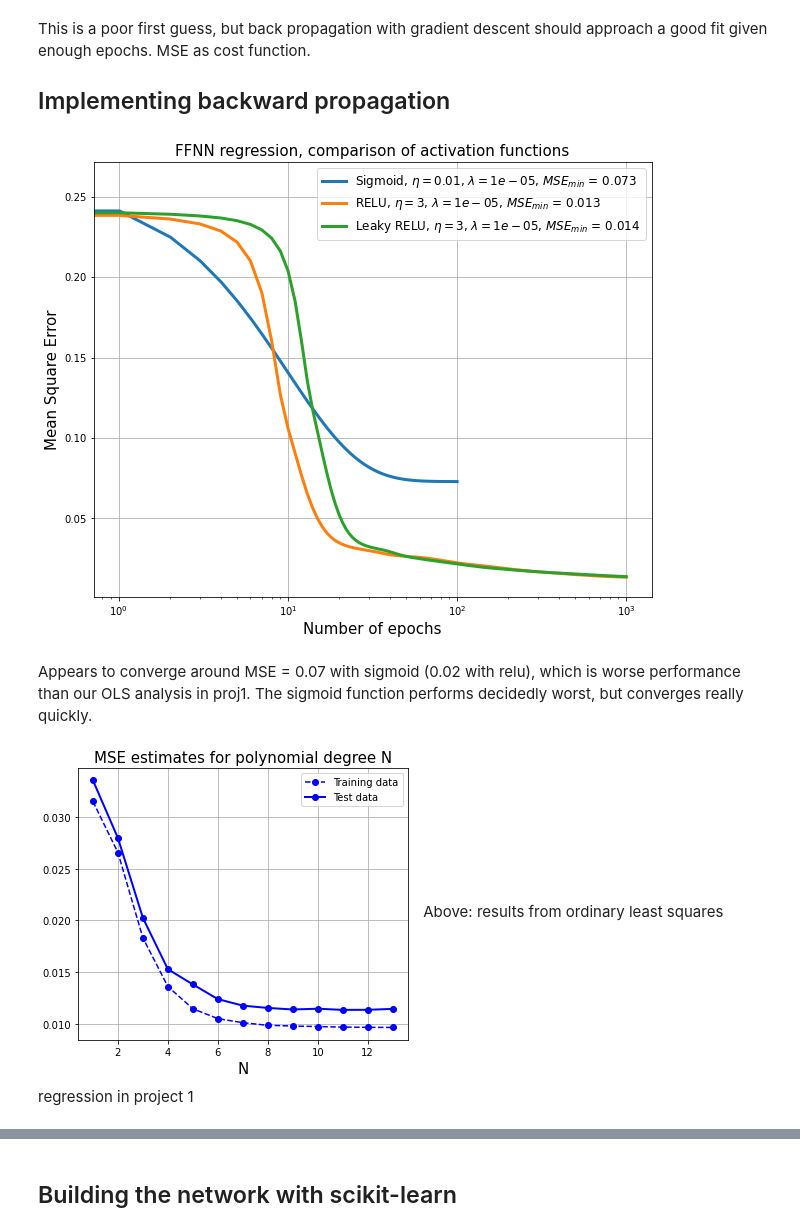
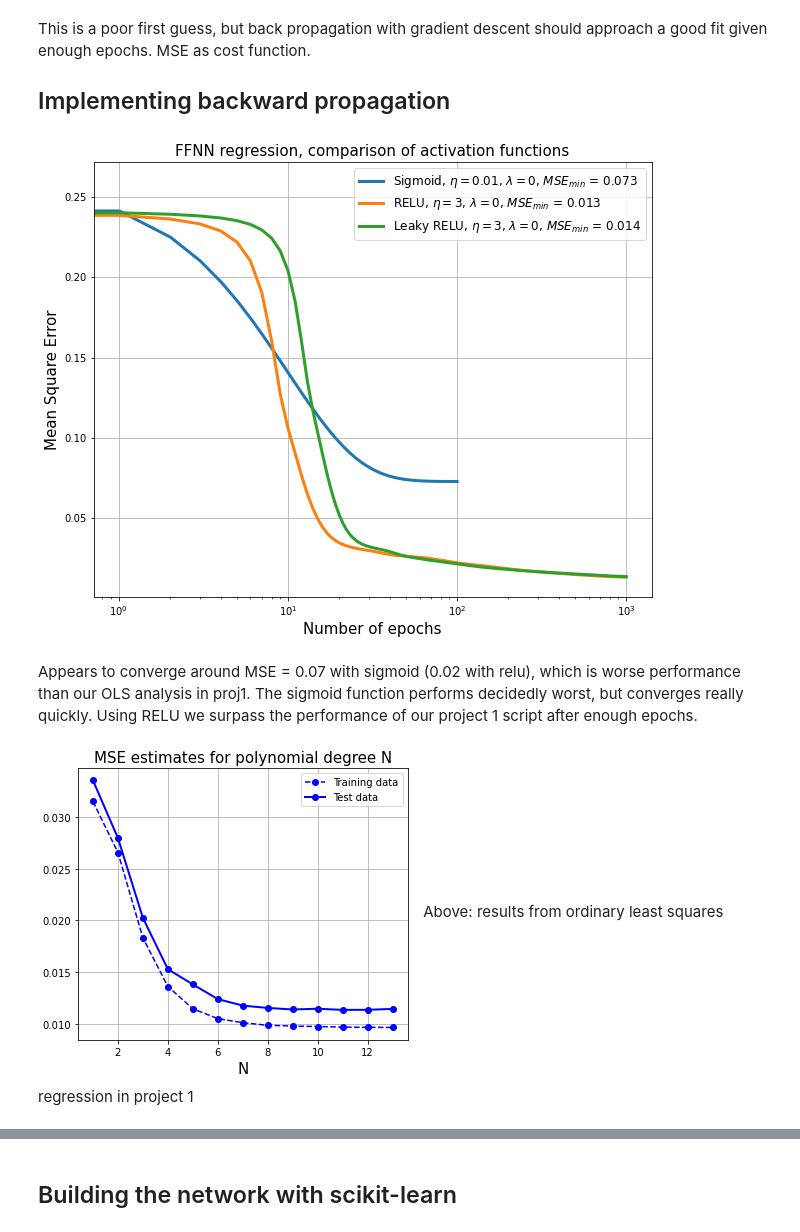
Before and after one commit to lassetotl/fys-stk, a Jupyter notebook: project 2/FFNN_Backprop_BC.ipynb, the cells around one changed output, grey strips where cells are left out. Saved outputs shown, nothing was run; the diff lists cells and outputs as text; code cells hidden in the pictures.

```diff
--- a/project 2/FFNN_Backprop_BC.ipynb
+++ b/project 2/FFNN_Backprop_BC.ipynb
@@ -206,28 +208,28 @@ def FFNN(X, Y, activation, epochs = 300, eta = 0.5, lmbd = 0.01):
 # %%
 # Runs with different activation functions
 
 
 ## Plotting MSE for each epoch
 fig = plt.figure(figsize = (10, 8))
 plt.title('FFNN regression, comparison of activation functions', fontsize = 15)
 plt.xlabel('Number of epochs', fontsize = 15)
 plt.ylabel('Mean Square Error', fontsize = 15)
 
 #X, Y, activation function, epochs, learning rate, regularization constant
-e1, m1 = FFNN(X_train, z_train, 'Sigmoid', 100, 0.01, 0.00001)
-e2, m2 = FFNN(X_train, z_train, 'RELU', 1000, 3, 0.00001)
-e3, m3 = FFNN(X_train, z_train, 'Leaky RELU', 1000, 3, 0.00001)
+e1, m1 = FFNN(X_train, z_train, 'Sigmoid', 100, 0.01, 0)
+e2, m2 = FFNN(X_train, z_train, 'RELU', 1000, 3, 0)
+e3, m3 = FFNN(X_train, z_train, 'Leaky RELU', 1000, 3, 0)
 
 #diverges suddenly
 #e4, m4 = FFNN(X_train, z_train, 'Tanh', 160, 0.5, 0.01)
 
 plt.xscale('log'); plt.grid(1)
-plt.legend(prop={'size': 12}); plt.savefig('FFNN1')
+plt.legend(prop={'size': 12})#; plt.savefig('FFNN1')
 plt.show()
 # %% [output]
-[figure, old version]
+[figure, new version]
 # %% [markdown]
-Appears to converge around MSE = 0.07 with sigmoid (0.02 with relu), which is worse performance than our OLS analysis in proj1. The sigmoid function performs decidedly worst, but converges really quickly.
+Appears to converge around MSE = 0.07 with sigmoid (0.02 with relu), which is worse performance than our OLS analysis in proj1. The sigmoid function performs decidedly worst, but converges really quickly. Using RELU we surpass the performance of our project 1 script after enough epochs.
 
 ![image.png](attachment:image.png)
 Above: results from ordinary least squares regression in project 1
```
Also changed, not shown: parts of 5 cells of this notebook.
